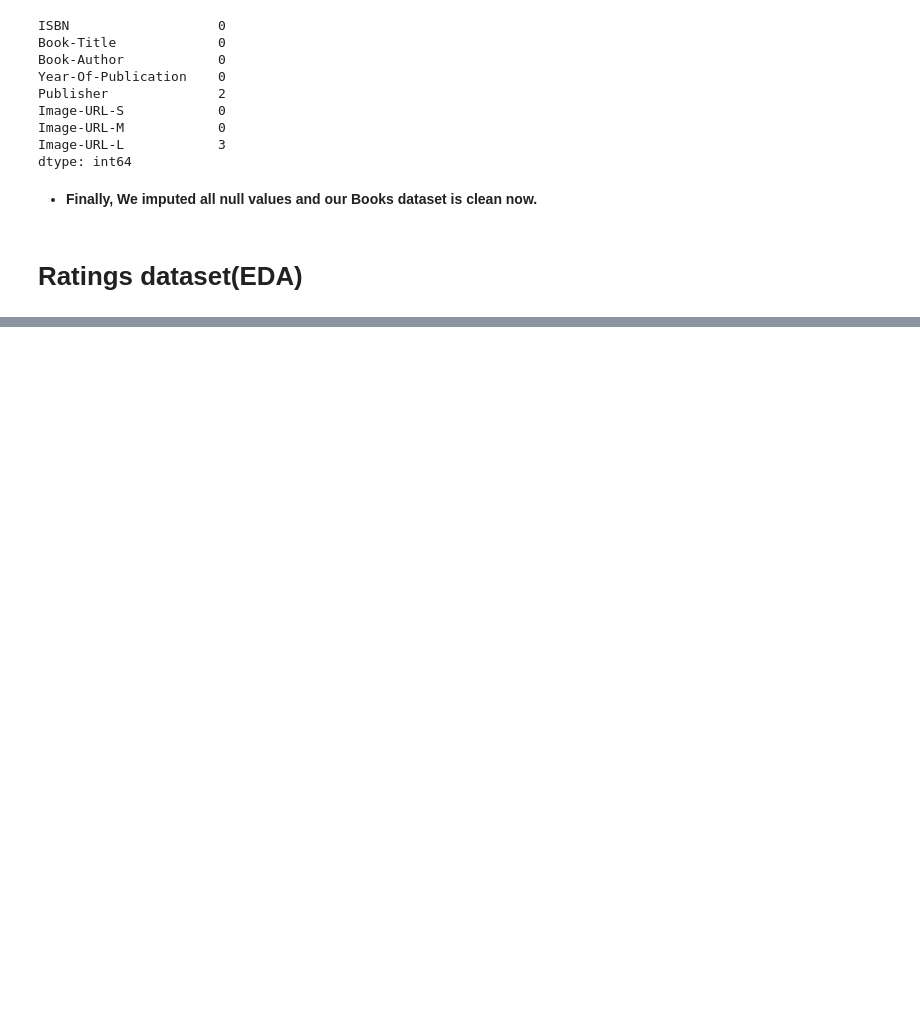
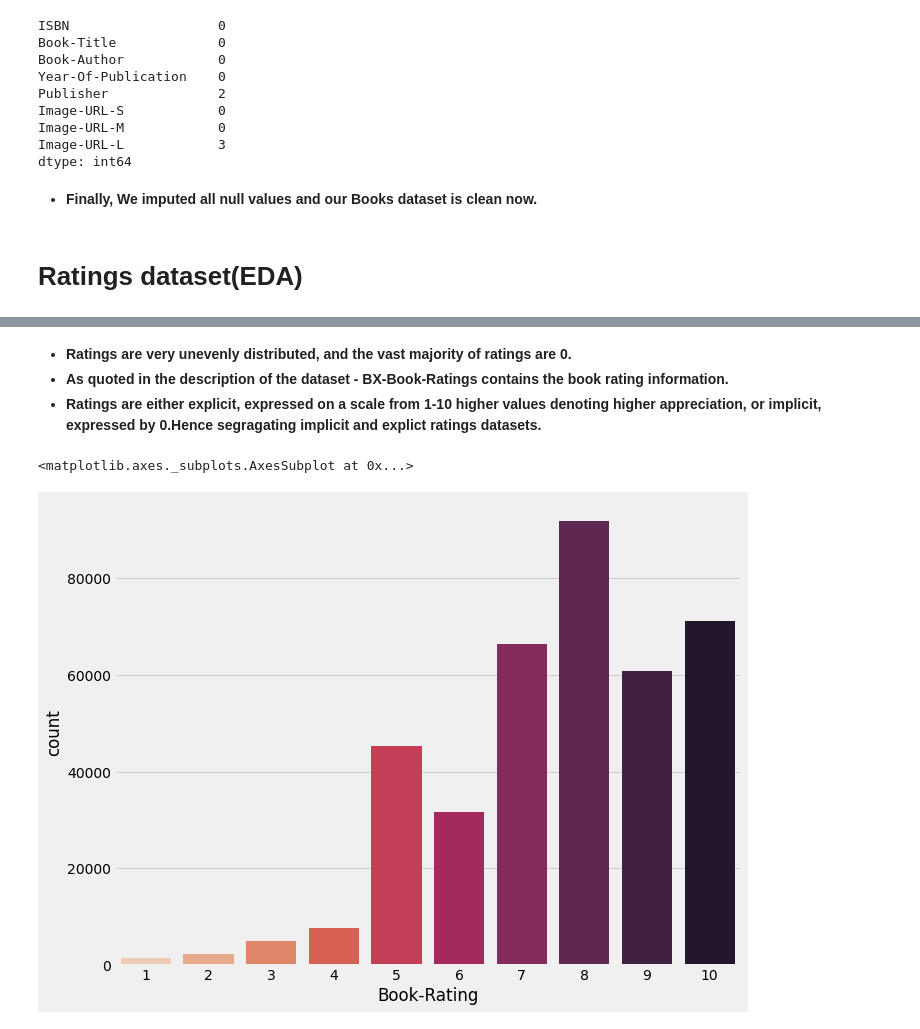
Before and after one commit to vickypandey07/Book-Recommendation-System, a Jupyter notebook: Book_Recommendation_System_Vikram_Pandey_Capstone_Project_4.ipynb, the cells around one changed output, grey strips where cells are left out. Cells and saved outputs as stored; diff of their text form; code cells hidden in the pictures; blank space fills up the shorter version.

```diff
--- a/Book_Recommendation_System_Vikram_Pandey_Capstone_Project_4.ipynb
+++ b/Book_Recommendation_System_Vikram_Pandey_Capstone_Project_4.ipynb
@@ -491,0 +509,18 @@ dtype: int64
+# %% [markdown]
+* **Ratings are very unevenly distributed, and the vast majority of ratings are 0.**
+* **As quoted in the description of the dataset - BX-Book-Ratings contains the book rating information.**
+* **Ratings are either explicit, expressed on a scale from 1-10 higher values denoting higher appreciation, or implicit, expressed by 0.Hence segragating implicit and explict ratings datasets.**
+# %%
+# Let's segregate implicit and explict ratings datasets
+
+ratings_explicit = ratings_new[ratings_new['Book-Rating'] != 0]
+ratings_implicit = ratings_new[ratings_new['Book-Rating'] == 0]
+# %%
+# Distribution of explicit ratings
+
+plt.style.use('fivethirtyeight')
+plt.figure(figsize=(10, 8))
+sns.countplot(data=ratings_explicit , x='Book-Rating', palette='rocket_r')
+# %% [output]
+<matplotlib.axes._subplots.AxesSubplot at 0x...>
+[figure, added]
```
Also changed, not shown: parts of 22 cells of this notebook.
